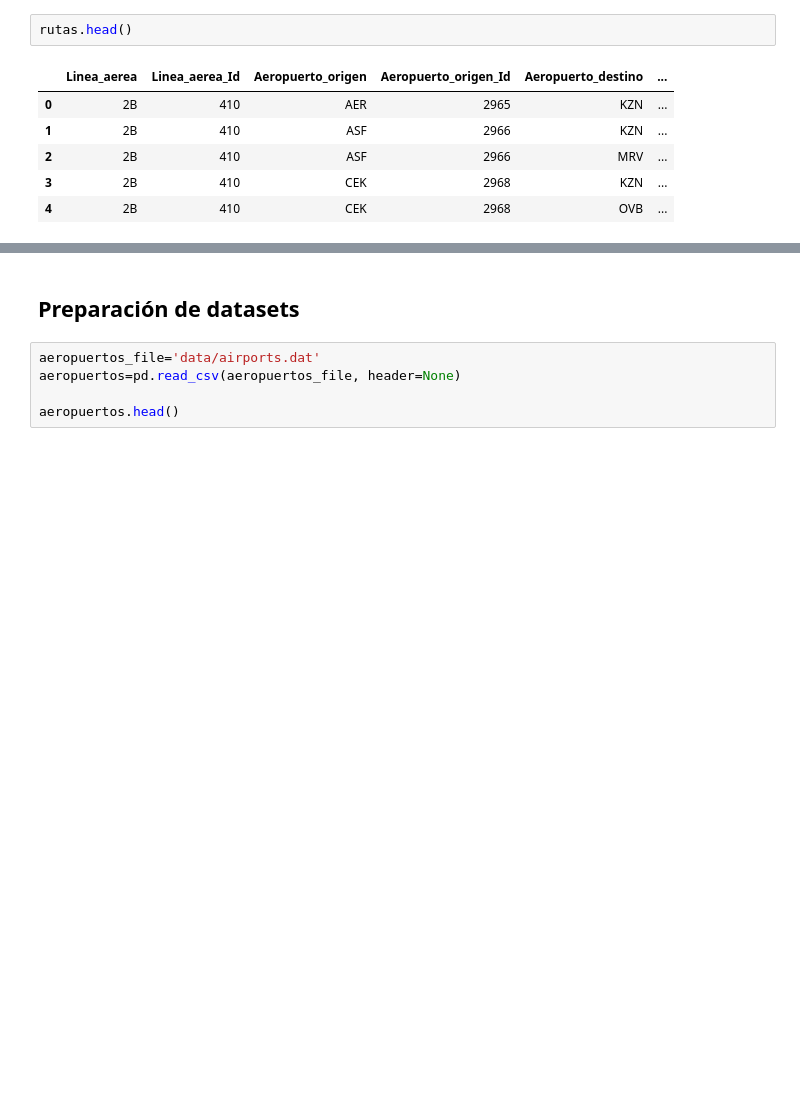
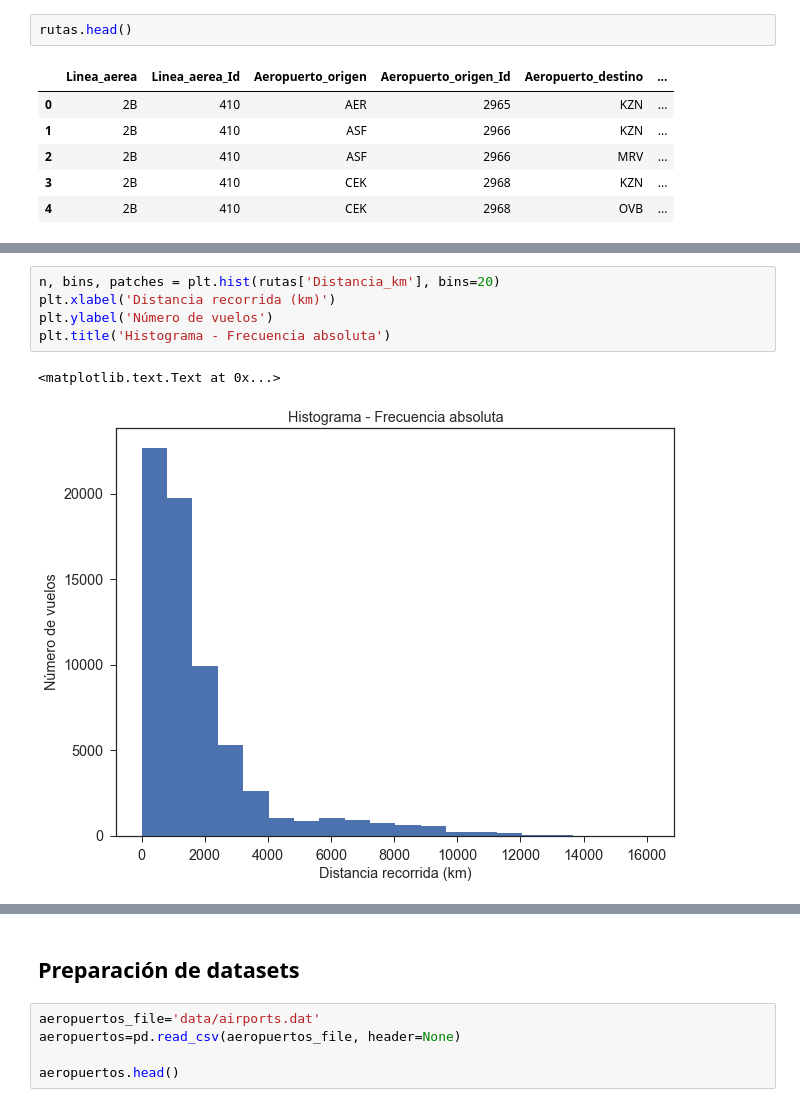
Before and after one commit to MetricLearning/diplomado_datascience, a Jupyter notebook: 03_Visualizar_datos/Visualizacion de datos con Python.ipynb, the cells around one changed output, grey strips where cells are left out. Cells and saved outputs as stored; diff of their text form; blank space fills up the shorter version.

```diff
--- a/03_Visualizar_datos/Visualizacion de datos con Python.ipynb
+++ b/03_Visualizar_datos/Visualizacion de datos con Python.ipynb
@@ -75,0 +85,8 @@ rutas.head()
+# %%
+n, bins, patches = plt.hist(rutas['Distancia_km'], bins=20)
+plt.xlabel('Distancia recorrida (km)')
+plt.ylabel('Número de vuelos')
+plt.title('Histograma - Frecuencia absoluta')
+# %% [output]
+<matplotlib.text.Text at 0x...>
+[figure, added]
```
Also changed, not shown: parts of 26 cells of this notebook.
